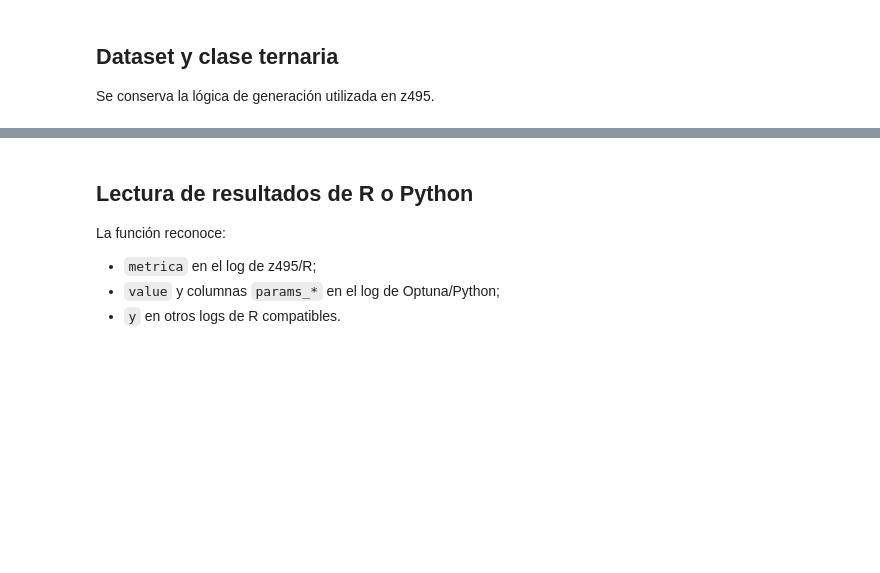
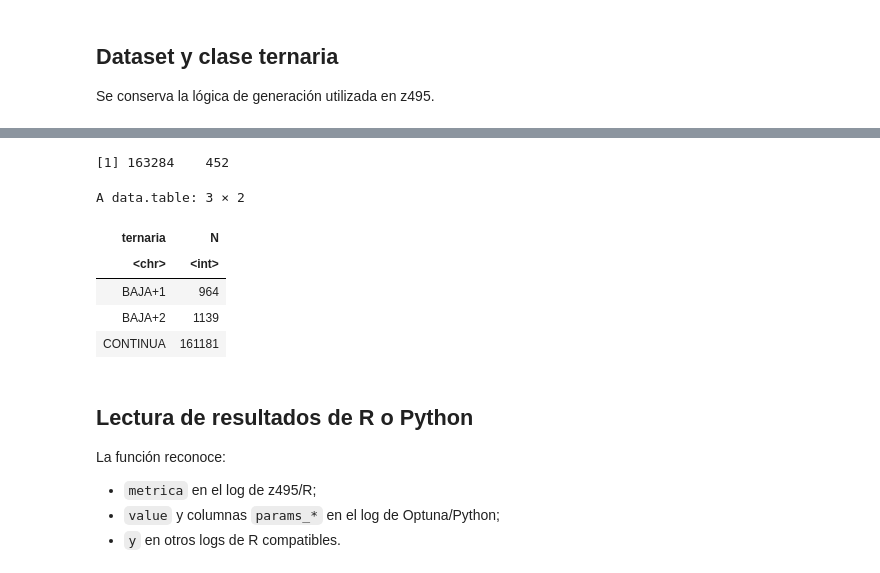
Before and after one commit to ssmito/dmeyf2026, a Jupyter notebook: ensembles/z495_validacion_multisemilla_R.ipynb, the cells around one changed output, grey strips where cells are left out. Saved outputs shown, nothing was run; the diff lists cells and outputs as text; code cells hidden in the pictures; blank space fills up the shorter version.

```diff
--- a/ensembles/z495_validacion_multisemilla_R.ipynb
+++ b/ensembles/z495_validacion_multisemilla_R.ipynb
@@ -30,3 +25,14 @@ Warning message:
 ## Configuración
 
 Cada elemento de `experimentos_origen` puede ser el nombre de una carpeta dentro de `DATA/EXP` o una ruta completa.
+# %%
+root <- here()
+dataset_folder <- file.path(root, "DATA", "DATASETS")
+exp_folder <- file.path(root, "DATA", "EXP")
+e_url =  file.path('/mnt', 'e')
+data_folder =  file.path(e_url, 'DATASETS', 'DMEyF')
+
+# dataset_file = 'competencia_01_ternaria_lf_k6_perdida4.csv'
+dataset_file = 'competencia_01_ternaria_lags.csv'
+
+dataset_url <- file.path(data_folder,dataset_file )
@@ -141,6 +167,6 @@ conteo_clases <- dataset[, .N, by = .(foto_mes, clase_ternaria)]
 # %%
 dataset[, clase01 := fifelse(
-  clase_ternaria %in% c("BAJA+2", "BAJA+1"),
+  ternaria %in% c("BAJA+2", "BAJA+1"),
   1L,
   0L
 )]
@@ -151,8 +177,19 @@ dfuture <- copy(dataset[foto_mes %in% PARAM$future])
 campos_buenos <- setdiff(
   names(dataset_train),
   c(
-    "clase_ternaria", "clase01", "fold", "azar", "training",
-    "cprestamos_personales", "mprestamos_personales"
+    "ternaria",
+    'ternaria_lag1',
+    "clase01",
+    "fold",
+    "azar",
+    "training",
+    'cprestamos_personales',
+    'mprestamos_personales',
+    'cprestamos_personales_lag1',
+    'mprestamos_personales_lag1',
+    'cprestamos_personales_delta1',
+    'mprestamos_personales_delta1'
+
   )
 )
 
@@ -161,7 +198,18 @@ dtrain_final <- lgb.Dataset(
   label = dataset_train[, clase01]
 )
 
-conteo_train_final <- dataset_train[, .N, by = clase_ternaria]
+conteo_train_final <- dataset_train[, .N, by = ternaria]
+# %%
+dim(dtrain_final)
+conteo_train_final
+# %% [output]
+[1] 163284    452
+A data.table: 3 × 2
+| ternaria | N |
+| <chr> | <int> |
+| BAJA+1 | 964 |
+| BAJA+2 | 1139 |
+| CONTINUA | 161181 |
 # %% [markdown]
 ## Lectura de resultados de R o Python
 
```
Also changed, not shown: parts of 14 cells of this notebook, 20 other files.
